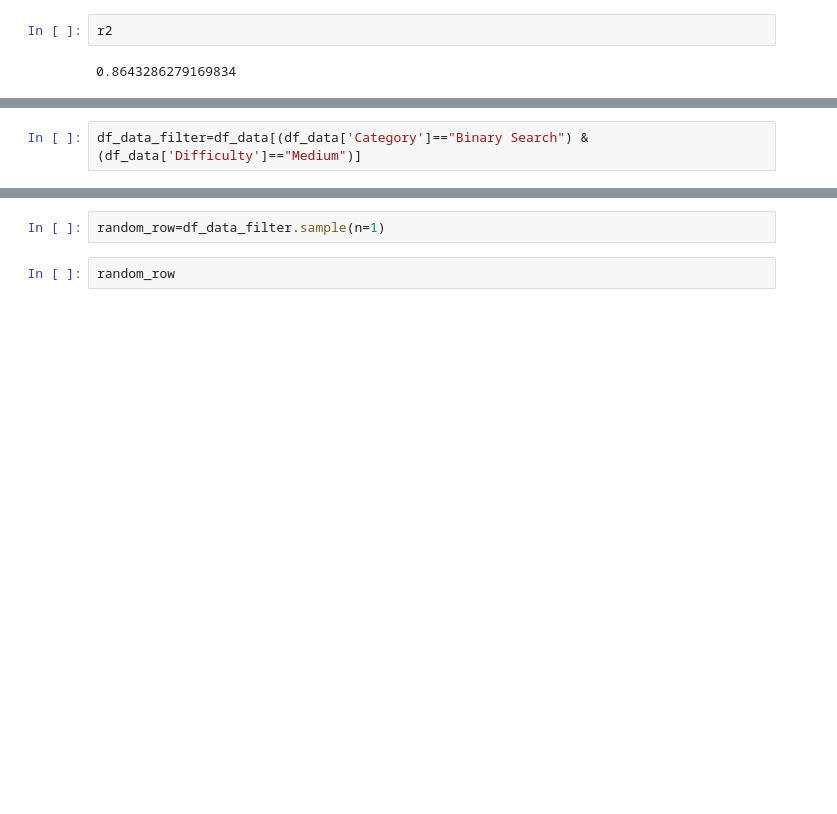
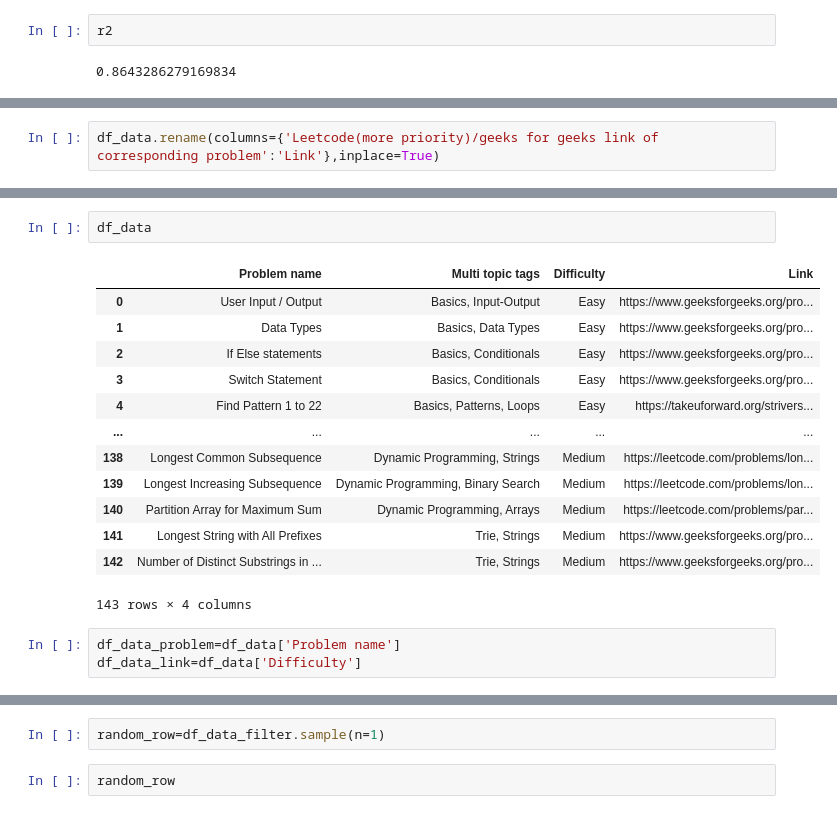
Before and after one commit to DebashishTiwary/MLBasics, a Jupyter notebook: tcanalise/app.ipynb, the cells around one changed output, grey strips where cells are left out. Cells and saved outputs as stored; diff of their text form; blank space fills up the shorter version.

```diff
--- a/tcanalise/app.ipynb
+++ b/tcanalise/app.ipynb
@@ -116,0 +120,2 @@ df_data.head(100)
+# %%
+df_data.rename(columns={'Leetcode(more priority)/geeks for geeks link of corresponding problem':'Link'},inplace=True)
@@ -117,3 +126,20 @@ df_data.head(100)
+# %%
+df_data
+# %% [output]
+|  | Problem name | Multi topic tags | Difficulty | Link |
+| 0 | User Input / Output | Basics, Input-Output | Easy | https://www.geeksforgeeks.org/pro... |
+| 1 | Data Types | Basics, Data Types | Easy | https://www.geeksforgeeks.org/pro... |
+| 2 | If Else statements | Basics, Conditionals | Easy | https://www.geeksforgeeks.org/pro... |
+| 3 | Switch Statement | Basics, Conditionals | Easy | https://www.geeksforgeeks.org/pro... |
+| 4 | Find Pattern 1 to 22 | Basics, Patterns, Loops | Easy | https://takeuforward.org/strivers... |
+| ... | ... | ... | ... | ... |
+| 138 | Longest Common Subsequence | Dynamic Programming, Strings | Medium | https://leetcode.com/problems/lon... |
+| 139 | Longest Increasing Subsequence | Dynamic Programming, Binary Search | Medium | https://leetcode.com/problems/lon... |
+| 140 | Partition Array for Maximum Sum | Dynamic Programming, Arrays | Medium | https://leetcode.com/problems/par... |
+| 141 | Longest String with All Prefixes | Trie, Strings | Medium | https://www.geeksforgeeks.org/pro... |
+| 142 | Number of Distinct Substrings in ... | Trie, Strings | Medium | https://www.geeksforgeeks.org/pro... |
+143 rows × 4 columns
 # %%
-df_data_filter=df_data[(df_data['Category']=="Binary Search") & (df_data['Difficulty']=="Medium")]
+df_data_problem=df_data['Problem name']
+df_data_link=df_data['Difficulty']
 # %%
```
Also changed, not shown: parts of 5 cells of this notebook, 3 other files.
